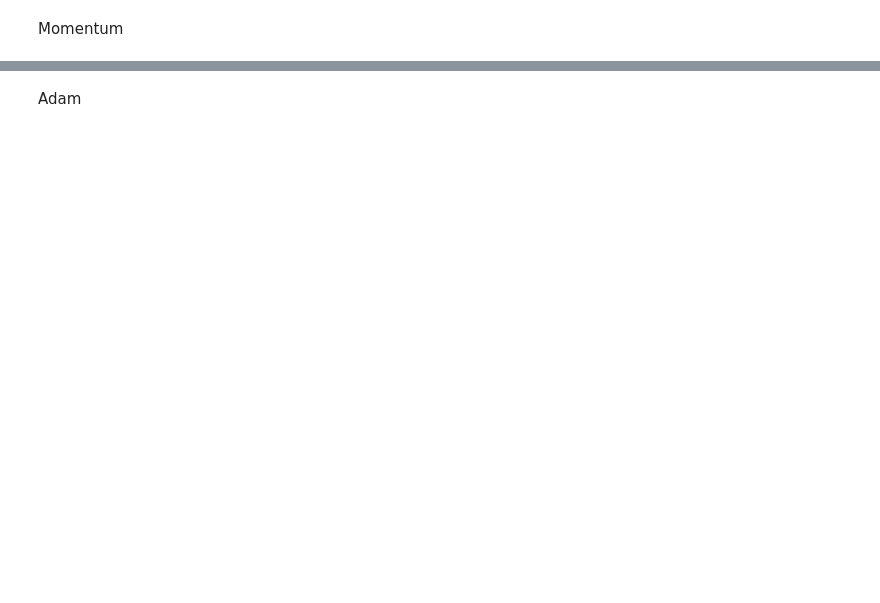
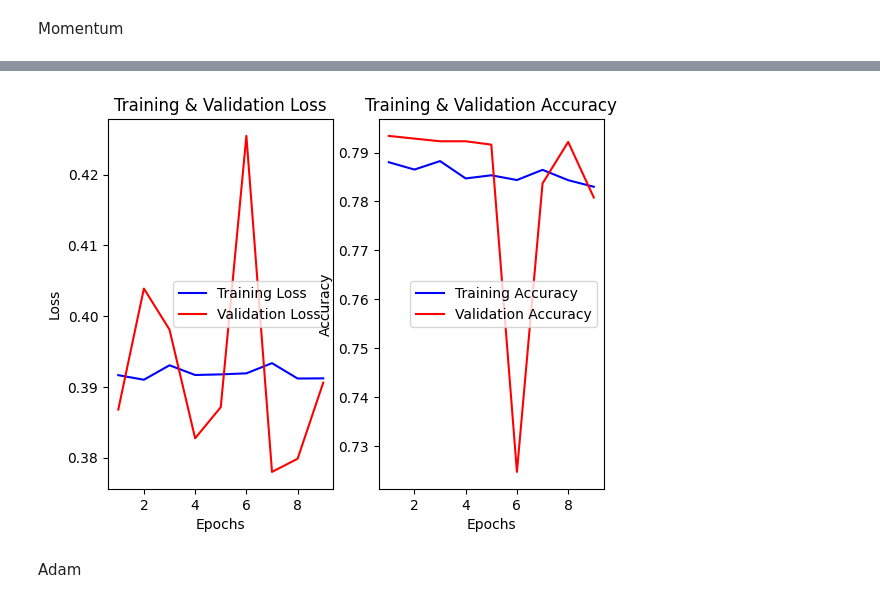
Before and after one commit to Yoyosalah/DeepLearning_task, a Jupyter notebook: Deep_Learning_Task.ipynb, the cells around one changed output, grey strips where cells are left out. Drawn from its saved outputs; the diff is of its cells as text; code cells hidden in the pictures; blank space fills up the shorter version.

```diff
--- a/Deep_Learning_Task.ipynb
+++ b/Deep_Learning_Task.ipynb
@@ -278,5 +333,4 @@ Momentum
 model_momentum = create_model()
 optimizer = SGD(learning_rate=0.01,momentum=0.9)
 model_momentum.compile(optimizer=optimizer,loss='binary_crossentropy', metrics=['accuracy'])
-history_momentum = model_momentum.fit(X_train, y_train, validation_data=(X_val, y_val), epochs=10,batch_size=1)
-history_momentum
+history_momentum = model_momentum.fit(X_train, y_train, validation_data=(X_val, y_val), epochs=10,batch_size=1,verbose=True)
@@ -283,3 +358,7 @@ history_momentum
+# %%
+plot_history(history_momentum)
+# %% [output]
+[figure, added]
 # %% [markdown]
 Adam
 # %%
```
Also changed, not shown: parts of 30 cells of this notebook.
